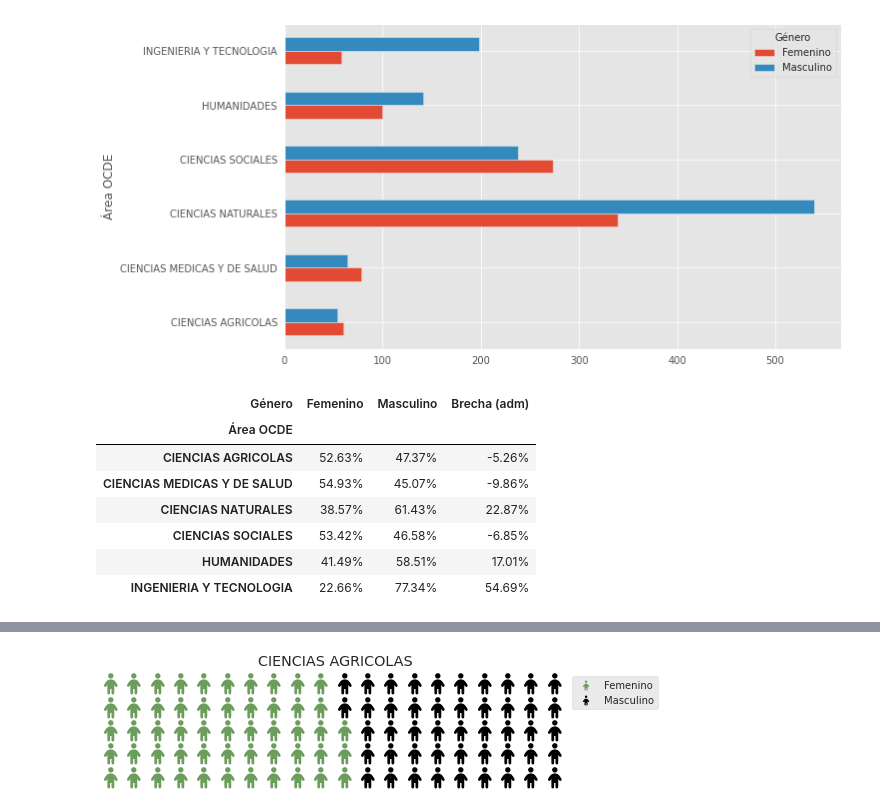
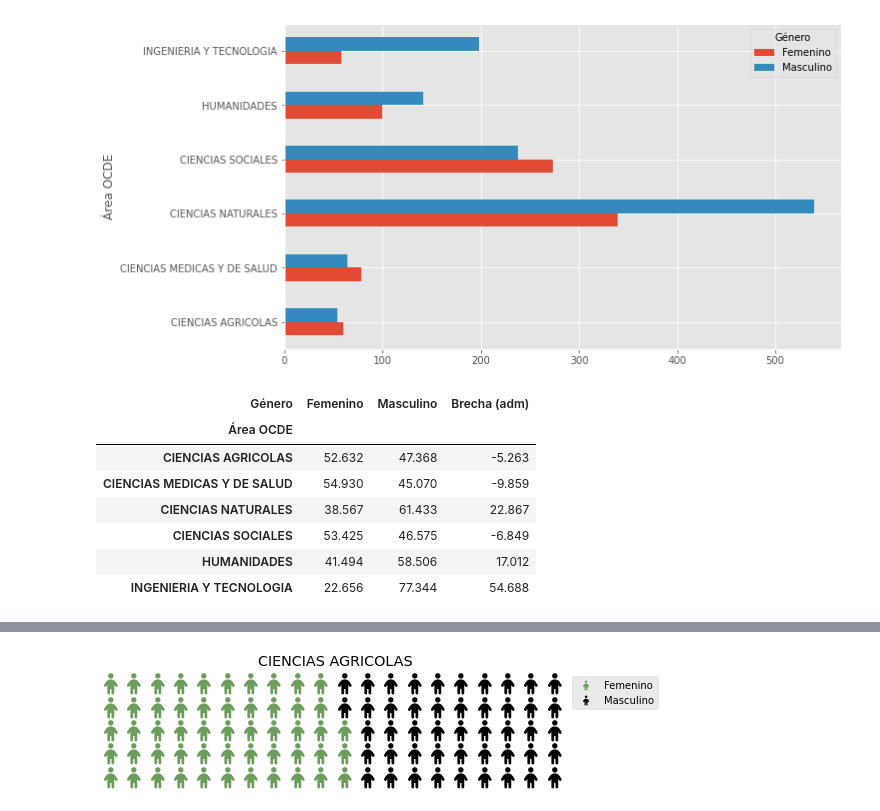
Before and after one commit to alvafox/Concursos-2023-Analisis-de-Adjudicacion-Paritaria-, a Jupyter notebook: Doctorado_Nacional_2023.ipynb, the cells around one changed output, grey strips where cells are left out. Cells and saved outputs as stored; diff of their text form; code cells hidden in the pictures.

```diff
--- a/Doctorado_Nacional_2023.ipynb
+++ b/Doctorado_Nacional_2023.ipynb
@@ -48,5 +39,5 @@ pd.set_option('max_rows', 100)
 # %%
-df = pd.read_csv("/content/drive/MyDrive/CONCURSO PUNTAJE FINAL (REDONDEO).csv", encoding='latin-1', sep=";", decimal=",", dtype={'ESTADO_FINAL' : 'category'})
+df = pd.read_csv("/content/CONCURSO PUNTAJE FINAL (REDONDEO).csv", encoding='latin-1', sep=";", decimal=",", dtype={'ESTADO_FINAL' : 'category'})
 df
 # %% [output]
 |  | FOLIO | COMITÉ | Nombre | Género | Área OCDE | ESTADO ADMISIBILIDAD | NOTA PREGRADO | TIPO RANKING | ... |
@@ -753,16 +622,16 @@ df2.groupby(['Área OCDE','Género'])['FOLIO'].count().unstack(1).plot(kind='bar
 # %%
 OCDE = df2.groupby(['Área OCDE',])['Género'].value_counts('%').unstack(1)*100
 OCDE['Brecha (adm)'] = OCDE['Masculino'] - OCDE['Femenino']
-OCDE.style.background_gradient(cmap= 'YlOrRd', subset=['Brecha (adm)']).format("{:.2f}%")
+OCDE.style.background_gradient(cmap= 'YlOrRd', subset=['Brecha (adm)'])
 # %% [output]
 | Género | Femenino | Masculino | Brecha (adm) |
 | Área OCDE |  |  |  |
-| CIENCIAS AGRICOLAS | 52.63% | 47.37% | -5.26% |
-| CIENCIAS MEDICAS Y DE SALUD | 54.93% | 45.07% | -9.86% |
-| CIENCIAS NATURALES | 38.57% | 61.43% | 22.87% |
-| CIENCIAS SOCIALES | 53.42% | 46.58% | -6.85% |
-| HUMANIDADES | 41.49% | 58.51% | 17.01% |
-| INGENIERIA Y TECNOLOGIA | 22.66% | 77.34% | 54.69% |
+| CIENCIAS AGRICOLAS | 52.632 | 47.368 | -5.263 |
+| CIENCIAS MEDICAS Y DE SALUD | 54.930 | 45.070 | -9.859 |
+| CIENCIAS NATURALES | 38.567 | 61.433 | 22.867 |
+| CIENCIAS SOCIALES | 53.425 | 46.575 | -6.849 |
+| HUMANIDADES | 41.494 | 58.506 | 17.012 |
+| INGENIERIA Y TECNOLOGIA | 22.656 | 77.344 | 54.688 |
 # %%
 !pip install pywaffle
 from pywaffle import Waffle
```
Also changed, not shown: parts of 22 cells of this notebook.
